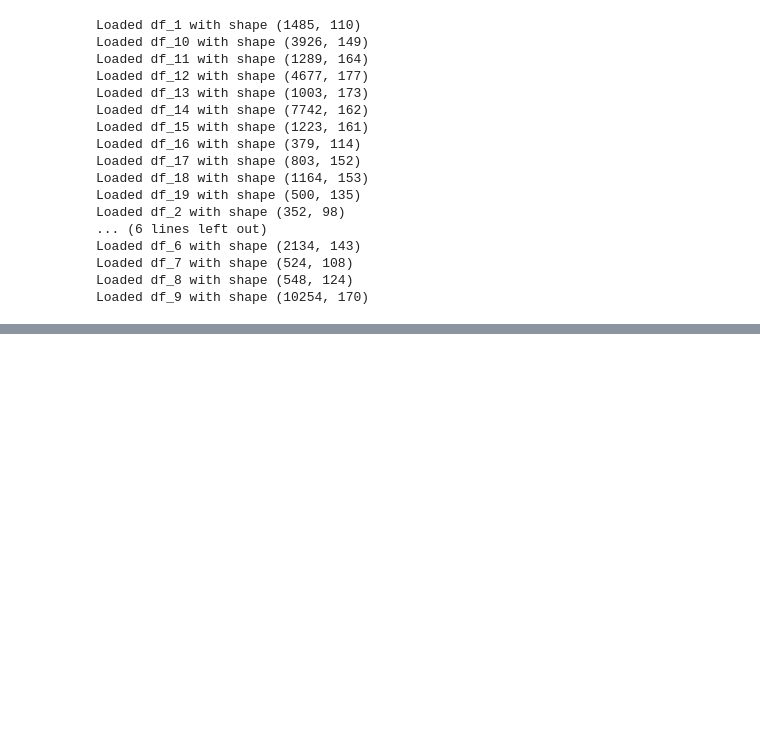
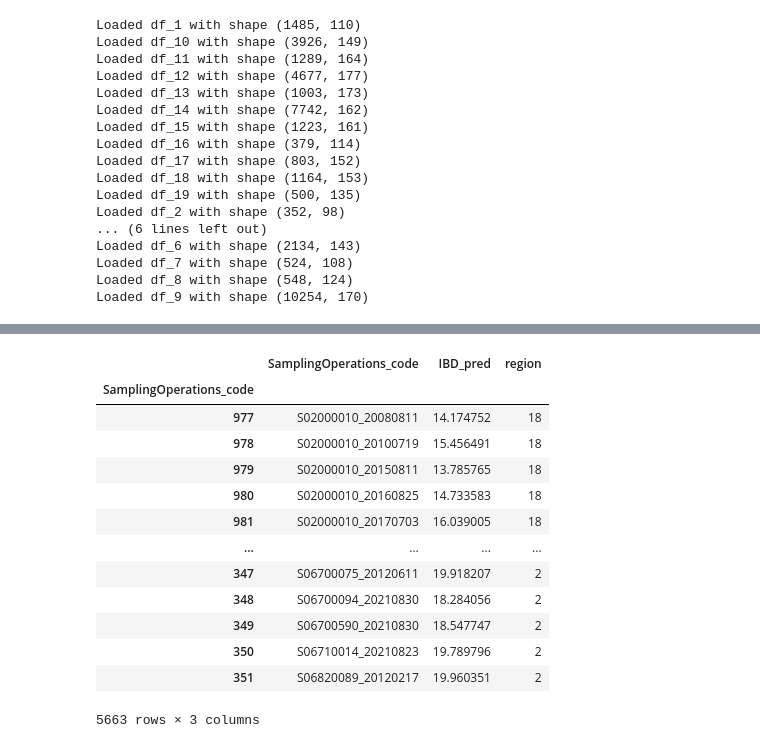
Before and after one commit to heritaco/Empilement-Tobit-CatBoost-et-interpolation-laplacienne-spatio-temporelle-pour-l-IBD-EQR, a Jupyter notebook: notebooks/06_cb_regression/uno a uno parte 2 .ipynb, the cells around one changed output, grey strips where cells are left out. Saved outputs shown, nothing was run; the diff lists cells and outputs as text; code cells hidden in the pictures; blank space fills up the shorter version.

```diff
--- a/notebooks/06_cb_regression/uno a uno parte 2 .ipynb
+++ b/notebooks/06_cb_regression/uno a uno parte 2 .ipynb
@@ -323,0 +359,17 @@ metrics_df
+# %%
+predicciones
+# %% [output]
+|  | SamplingOperations_code | IBD_pred | region |
+| SamplingOperations_code |  |  |  |
+| 977 | S02000010_20080811 | 14.174752 | 18 |
+| 978 | S02000010_20100719 | 15.456491 | 18 |
+| 979 | S02000010_20150811 | 13.785765 | 18 |
+| 980 | S02000010_20160825 | 14.733583 | 18 |
+| 981 | S02000010_20170703 | 16.039005 | 18 |
+| ... | ... | ... | ... |
+| 347 | S06700075_20120611 | 19.918207 | 2 |
+| 348 | S06700094_20210830 | 18.284056 | 2 |
+| 349 | S06700590_20210830 | 18.547747 | 2 |
+| 350 | S06710014_20210823 | 19.789796 | 2 |
+| 351 | S06820089_20120217 | 19.960351 | 2 |
+5663 rows × 3 columns
```
Also changed, not shown: parts of 4 cells of this notebook, 1 other file.
